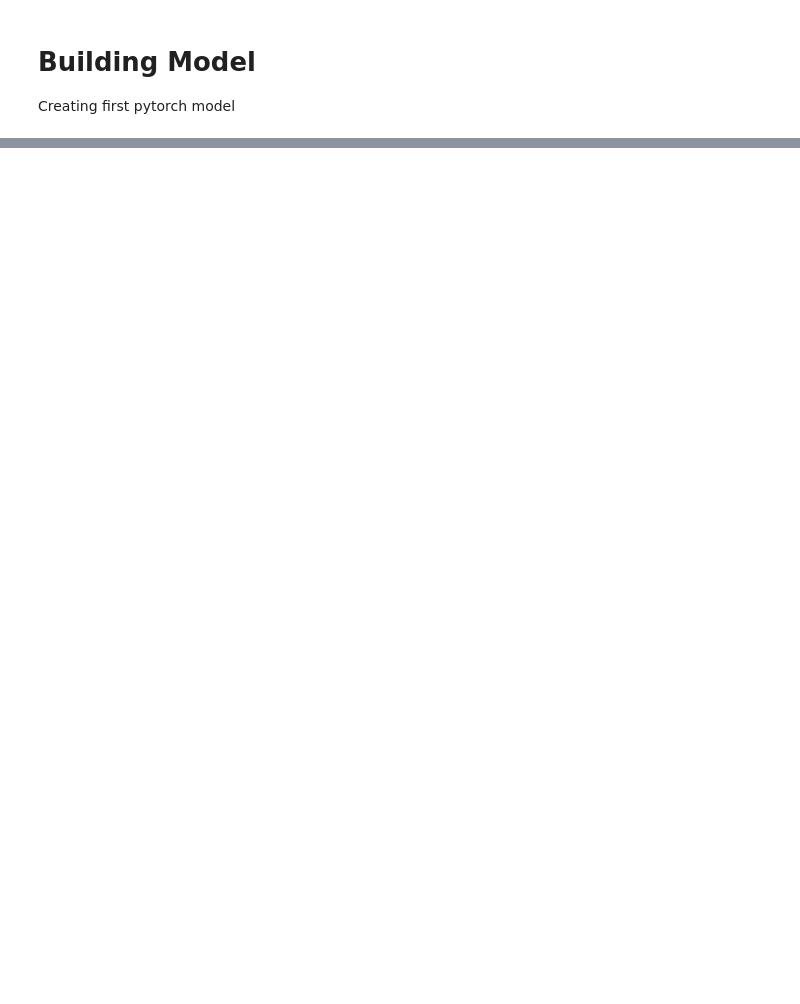
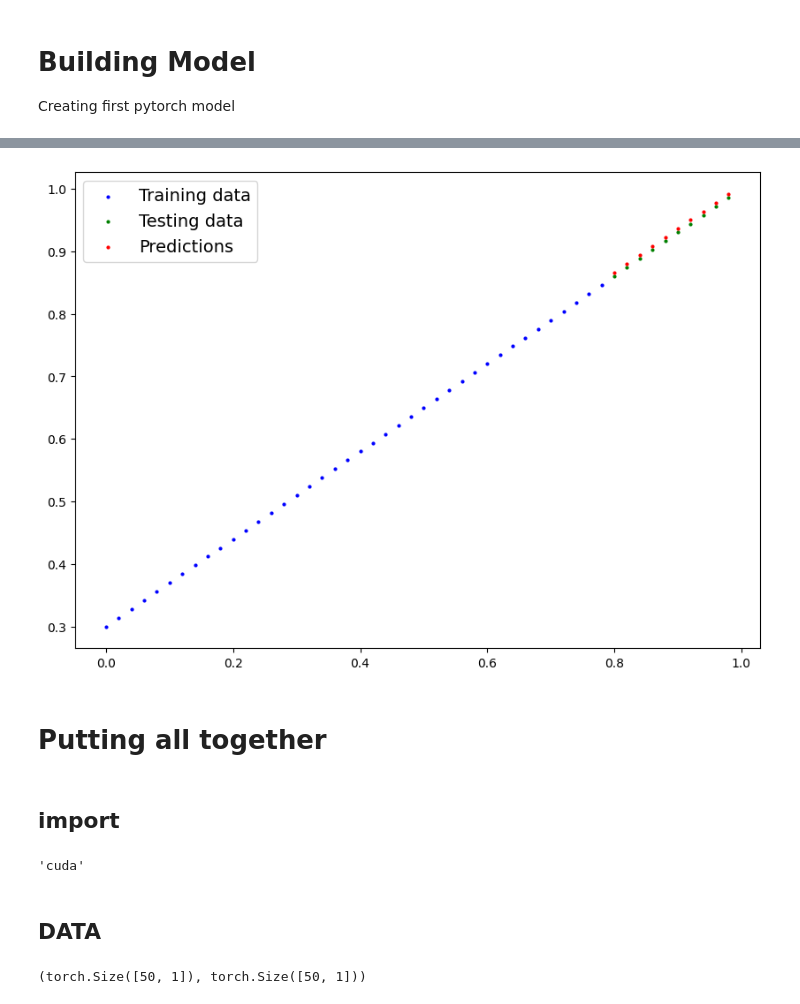
Before and after one commit to avneeshgautam/Machine-Learning-Tutorials-and-mini-projects, a Jupyter notebook: Pytorch/chapter-1-pytorch_tutorial.ipynb, the cells around one changed output, grey strips where cells are left out. Drawn from its saved outputs; the diff is of its cells as text; code cells hidden in the pictures; blank space fills up the shorter version.

```diff
--- a/Pytorch/chapter-1-pytorch_tutorial.ipynb
+++ b/Pytorch/chapter-1-pytorch_tutorial.ipynb
@@ -128,0 +349,14 @@ class LinearRegressionModel(nn.Module):
+# %%
+# 1. model path directory
+from pathlib import Path
+MODEL_PATH = Path("models")
+MODEL_PATH.mkdir(parents=True, exist_ok=True)
+# 2. model name
+MODEL_NAME = "chapter1.pth"
+MODEL_SAVE_PATH = MODEL_PATH / MODEL_NAME
+MODEL_SAVE_PATH
+
+# 3. saving model
+print(f"saving model to path {MODEL_SAVE_PATH}")
+torch.save(obj = model_0.state_dict(),
+           f = MODEL_SAVE_PATH)
@@ -128,0 +365,7 @@ class LinearRegressionModel(nn.Module):
+# %%
+## create instance of model
+loaded_model_0 = LinearRegressionModel()
+
+## load model state dict
+
+loaded_model_0.load_state_dict(torch.load(MODEL_SAVE_PATH))
@@ -128,0 +378,6 @@ class LinearRegressionModel(nn.Module):
+# %%
+#  make pediction
+loaded_model_0.eval()
+with torch.inference_mode():
+    loaded_model_preds = loaded_model_0(X_test)
+loaded_model_preds
@@ -128,0 +425,32 @@ class LinearRegressionModel(nn.Module):
+# %%
+plot_predictions(prediction=loaded_model_preds)
+# %% [output]
+[figure, added]
+# %% [markdown]
+# Putting all together
+# %% [markdown]
+## import
+# %%
+import torch
+import torch.nn as nn
+import matplotlib.pyplot as plt
+
+device = "cuda" if torch.cuda.is_available() else "cpu"
+device
+# %% [output]
+'cuda'
+# %% [markdown]
+## DATA
+# %%
+weight = 0.7
+bias = 0.3
+
+start = 0
+end = 1
+step = 0.02
+
+X = torch.arange(start=start, end = end, step = step).unsqueeze(dim=1)
+y = weight * X + bias
+X.shape, y.shape
+# %% [output]
+(torch.Size([50, 1]), torch.Size([50, 1]))
```
Also changed, not shown: parts of 55 cells of this notebook, 6 other files.
